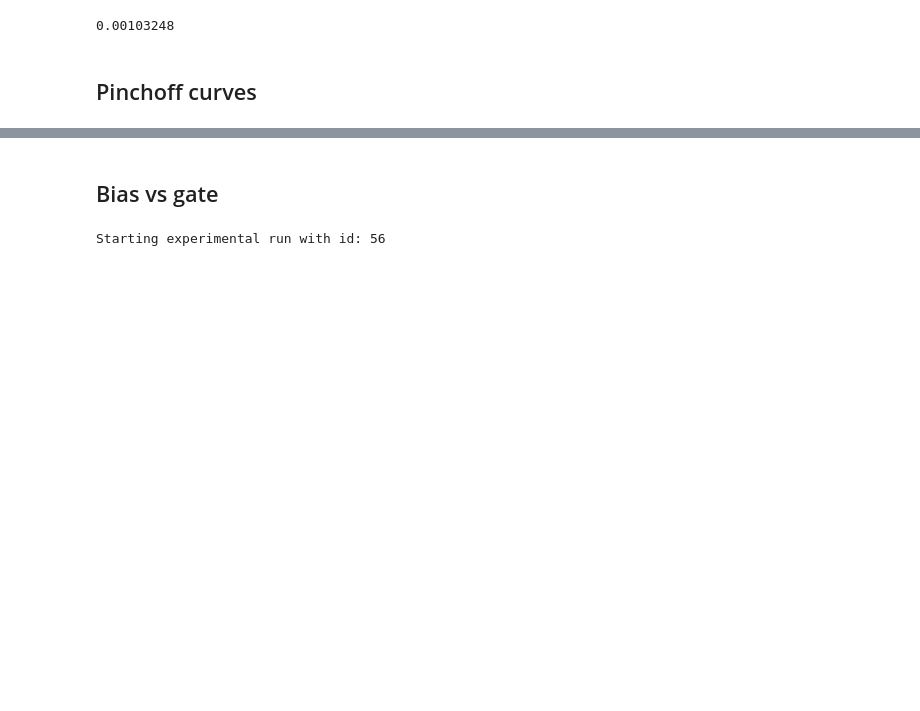
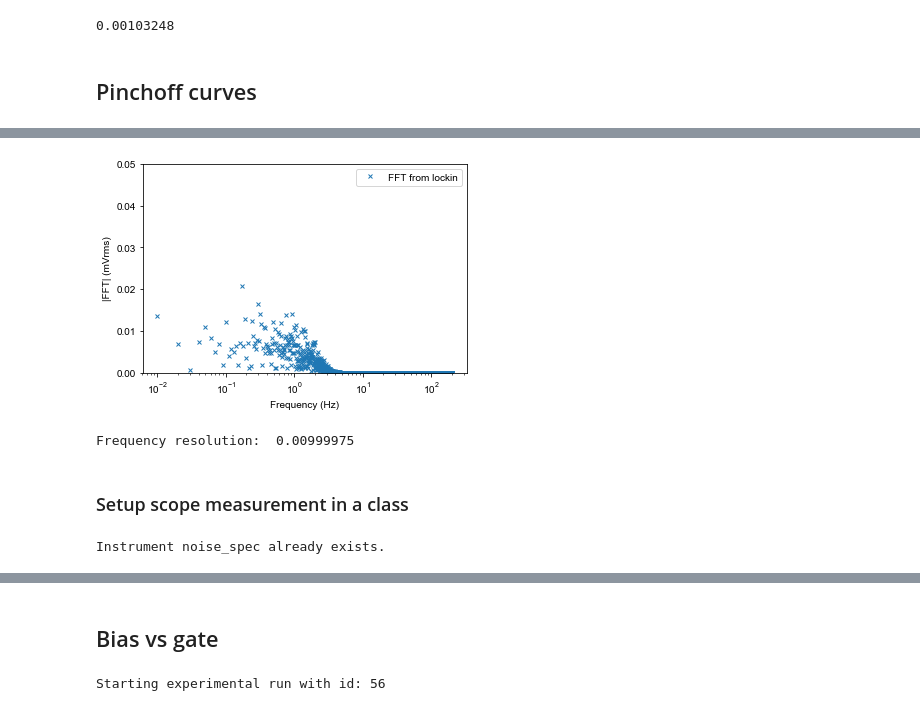
Before and after one commit to kouwenhovenlab/v0_characterization, a Jupyter notebook: Standard_characterizations_mK_DC.ipynb, the cells around one changed output, grey strips where cells are left out. Drawn from its saved outputs; the diff is of its cells as text; code cells hidden in the pictures; blank space fills up the shorter version.

```diff
--- a/Standard_characterizations_mK_DC.ipynb
+++ b/Standard_characterizations_mK_DC.ipynb
@@ -951,0 +1094,19 @@ ivvi.set_dacs_zero()
+# %%
+spectrum = abs(fft(data))
+fs = sc.fftpack.fftfreq(data.size, ts[1]-ts[0])
+
+%matplotlib inline
+plt.semilogx(fs, 1000*2*spectrum/(trigger_count*np.sqrt(2)), 'x', label='FFT from lockin')
+#plt.semilogx(np.linspace(0,1.5*f,101), rms_amp*np.ones(101), label='Rigol RMS amplitude')
+plt.xlabel('Frequency (Hz)')
+plt.ylabel('|FFT| (mVrms)')
+plt.legend()
+plt.ylim([0, 0.05])
+plt.show()
+
+print('Frequency resolution: ', fs[1] - fs[0])
+# %% [output]
+[figure, added]
+Frequency resolution:  0.00999975
+# %% [markdown]
+### Setup scope measurement in a class
@@ -951,0 +1194,4 @@ ivvi.set_dacs_zero()
+# %%
+noise_spec = create_inst(Noise_spec, 'noise_spec', scope=station.scope, force_new_instance=True)
+# %% [output]
+Instrument noise_spec already exists.
```
Also changed, not shown: parts of 58 cells of this notebook, 1 other file.
